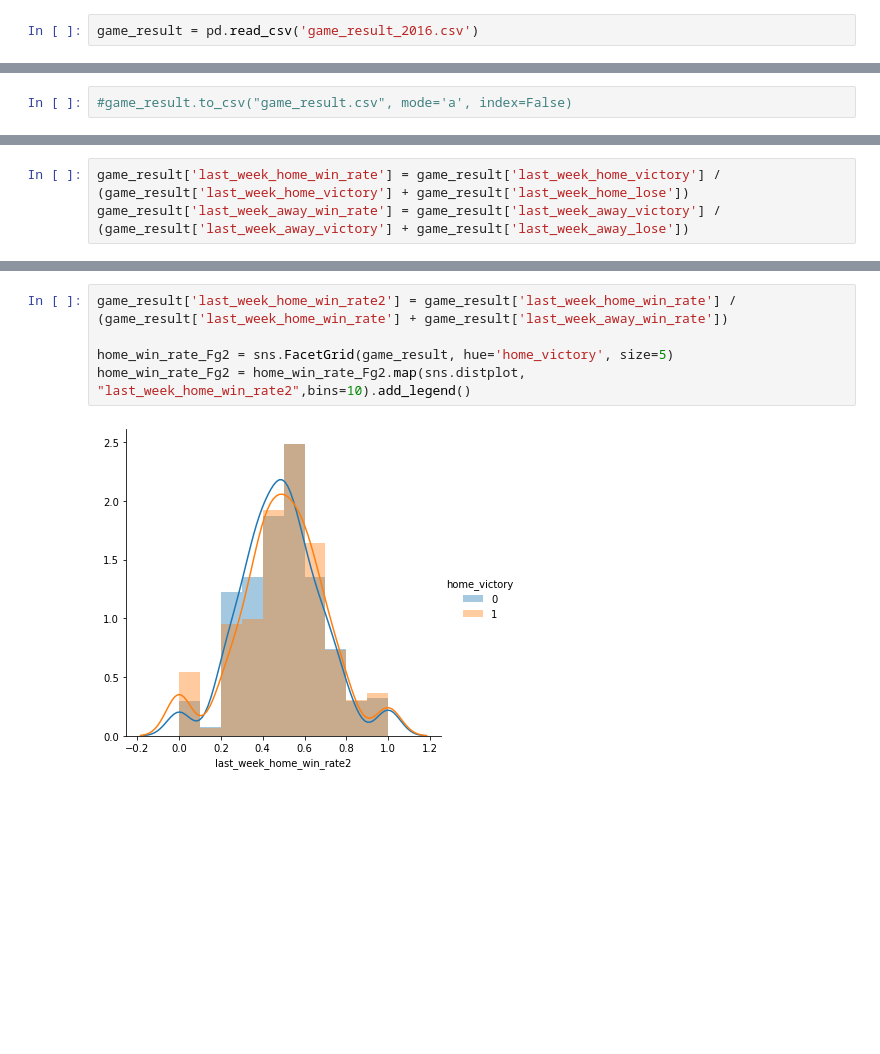
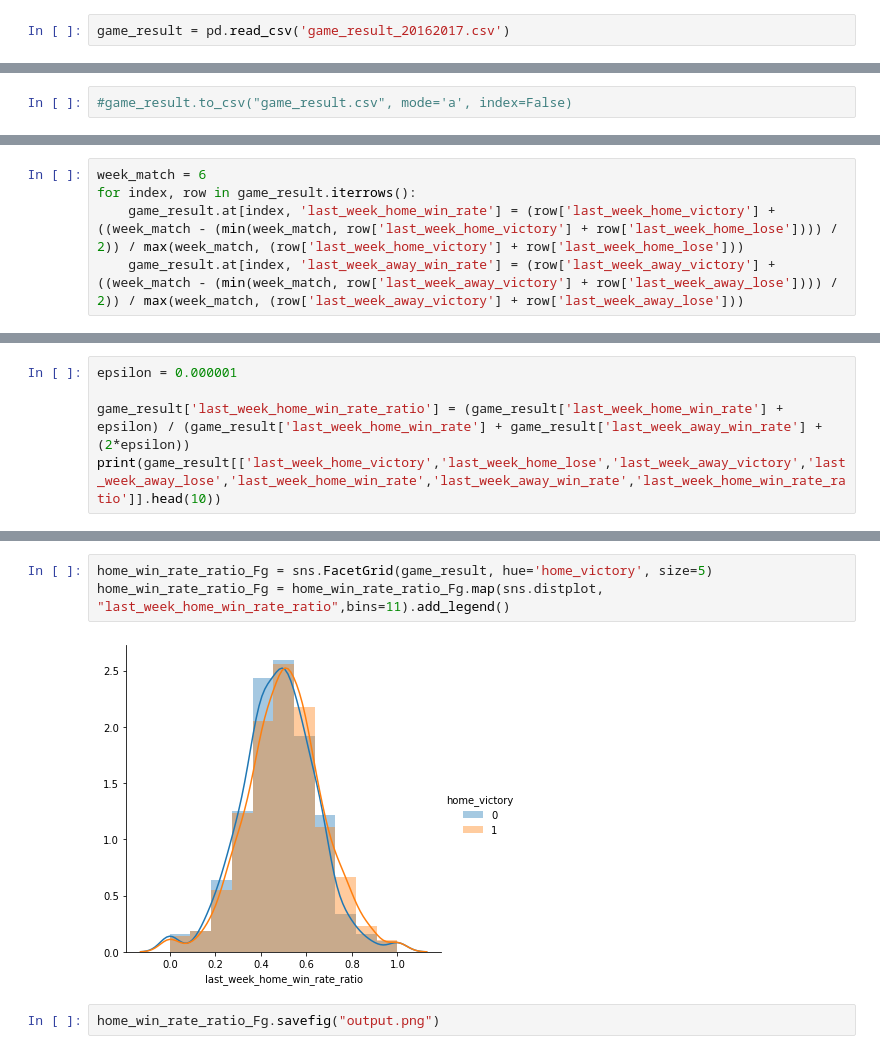
Before and after one commit to tubotu/baseball_predict, a Jupyter notebook: Untitled.ipynb, the cells around one changed output, grey strips where cells are left out. Drawn from its saved outputs; the diff is of its cells as text; blank space fills up the shorter version.

Commit message:
win_ratioのグラフ表示

```diff
--- a/Untitled.ipynb
+++ b/Untitled.ipynb
@@ -2,7 +2,7 @@
 import pandas as pd
 import numpy as np
 # %%
-game_result = pd.read_csv('game_result_2016.csv')
+game_result = pd.read_csv('game_result_20162017.csv')
 # %%
 pd.set_option('display.max_columns', 600)
 # %%
@@ -416,3 +395,0 @@ N                      NaN
-# %%
-game_result['last_week_home_win_rate'] = game_result['last_week_home_victory'] / (game_result['last_week_home_victory'] + game_result['last_week_home_lose'])
-game_result['last_week_away_win_rate'] = game_result['last_week_away_victory'] / (game_result['last_week_away_victory'] + game_result['last_week_away_lose'])
@@ -439 +396,6 @@ game_result[['date', 'home_team', 'away_team', 'last_week_home_win_rate', 'last_
+# %%
+week_match = 6
+for index, row in game_result.iterrows():
+    game_result.at[index, 'last_week_home_win_rate'] = (row['last_week_home_victory'] + ((week_match - (min(week_match, row['last_week_home_victory'] + row['last_week_home_lose']))) / 2)) / max(week_match, (row['last_week_home_victory'] + row['last_week_home_lose']))
+    game_result.at[index, 'last_week_away_win_rate'] = (row['last_week_away_victory'] + ((week_match - (min(week_match, row['last_week_away_victory'] + row['last_week_away_lose']))) / 2)) / max(week_match, (row['last_week_away_victory'] + row['last_week_away_lose']))
 # %%
@@ -449,0 +409,5 @@ away_win_rate_Fg = away_win_rate_Fg.map(sns.distplot, "last_week_away_win_rate",
+# %%
+epsilon = 0.000001
+
+game_result['last_week_home_win_rate_ratio'] = (game_result['last_week_home_win_rate'] + epsilon) / (game_result['last_week_home_win_rate'] + game_result['last_week_away_win_rate'] + (2*epsilon))
+print(game_result[['last_week_home_victory','last_week_home_lose','last_week_away_victory','last_week_away_lose','last_week_home_win_rate','last_week_away_win_rate','last_week_home_win_rate_ratio']].head(10))
@@ -450,7 +432,7 @@ away_win_rate_Fg = away_win_rate_Fg.map(sns.distplot, "last_week_away_win_rate",
 # %%
-game_result['last_week_home_win_rate2'] = game_result['last_week_home_win_rate'] / (game_result['last_week_home_win_rate'] + game_result['last_week_away_win_rate'])
-
-home_win_rate_Fg2 = sns.FacetGrid(game_result, hue='home_victory', size=5)
-home_win_rate_Fg2 = home_win_rate_Fg2.map(sns.distplot, "last_week_home_win_rate2",bins=10).add_legend()
+home_win_rate_ratio_Fg = sns.FacetGrid(game_result, hue='home_victory', size=5)
+home_win_rate_ratio_Fg = home_win_rate_ratio_Fg.map(sns.distplot, "last_week_home_win_rate_ratio",bins=11).add_legend()
 # %% [output]
-[figure, old version]
+[figure, new version]
+# %%
+home_win_rate_ratio_Fg.savefig("output.png")
```
Also changed, not shown: parts of 9 cells of this notebook.
